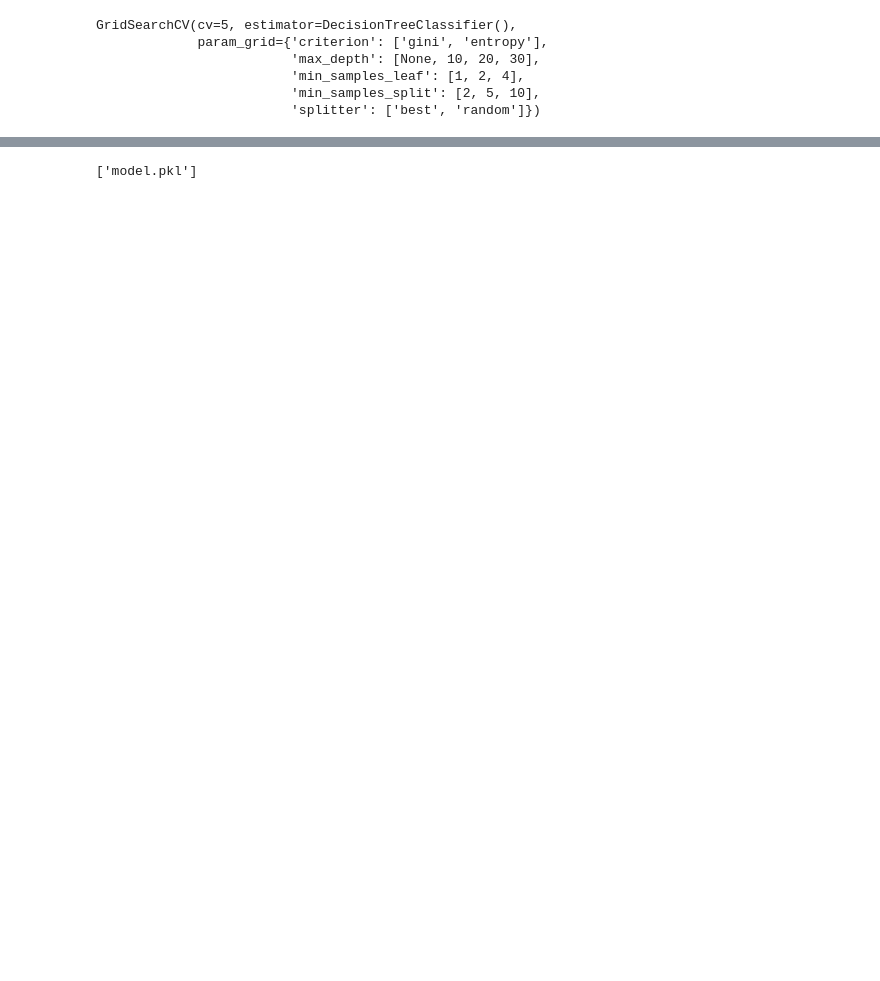
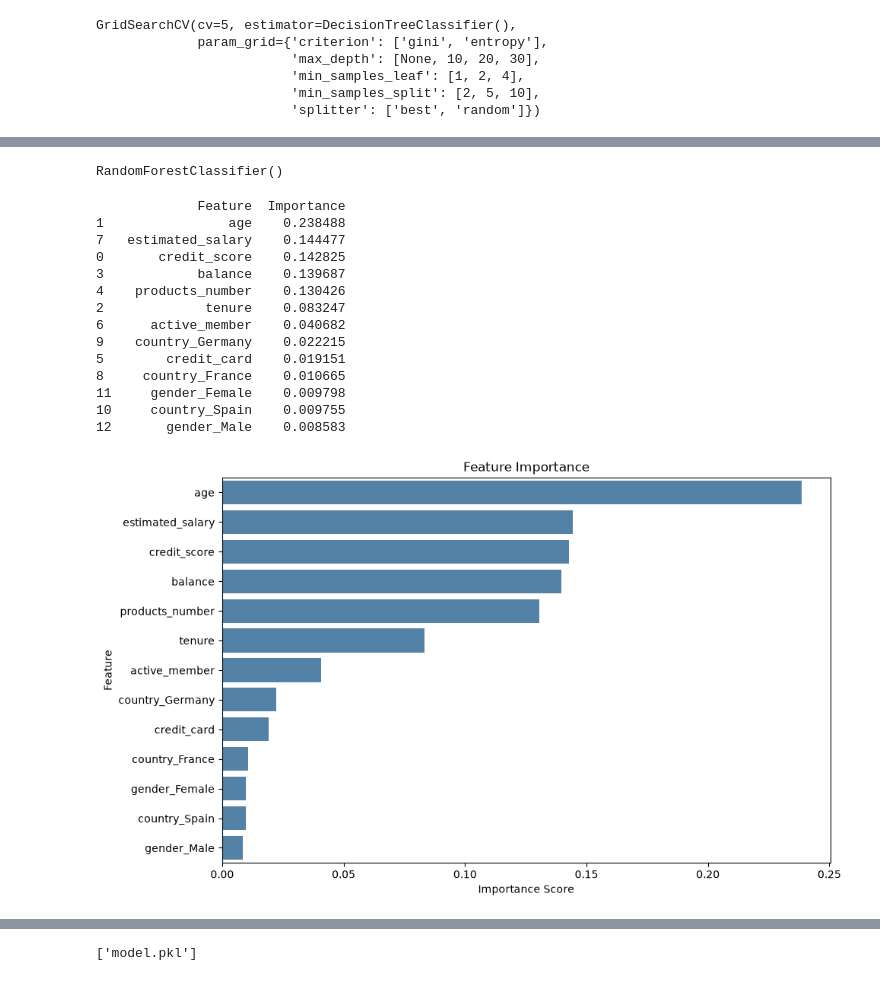
Before and after one commit to ruthaifuwa/customer_churn_prediction_model, a Jupyter notebook: notebook.ipynb, the cells around one changed output, grey strips where cells are left out. Drawn from its saved outputs; the diff is of its cells as text; code cells hidden in the pictures; blank space fills up the shorter version.

```diff
--- a/notebook.ipynb
+++ b/notebook.ipynb
@@ -233,2 +218,40 @@ Accuracy score on model is 0.8645
 # %%
 best_model = grid_rfc.best_estimator_
+# %%
+rfc_model.fit(X_train, y_train)
+# %% [output]
+RandomForestClassifier()
+# %%
+importance = rfc_model.feature_importances_
+feature_names = X.columns
+
+feat_df = pd.DataFrame({
+    'Feature': feature_names,
+    'Importance': importance
+}).sort_values(by='Importance', ascending=False)
+
+print(feat_df)
+
+plt.figure(figsize=(10, 6))
+sns.barplot(x='Importance', y='Feature', data=feat_df, color='steelblue')
+plt.title("Feature Importance")
+plt.xlabel('Importance Score')
+plt.ylabel('Feature')
+plt.tight_layout()
+plt.show()
+# %% [output]
+             Feature  Importance
+1                age    0.238488
+7   estimated_salary    0.144477
+0       credit_score    0.142825
+3            balance    0.139687
+4    products_number    0.130426
+2             tenure    0.083247
+6      active_member    0.040682
+9    country_Germany    0.022215
+5        credit_card    0.019151
+8     country_France    0.010665
+11     gender_Female    0.009798
+10     country_Spain    0.009755
+12       gender_Male    0.008583
+[figure, added]
```
Also changed, not shown: parts of 15 cells of this notebook, 9 other files.
